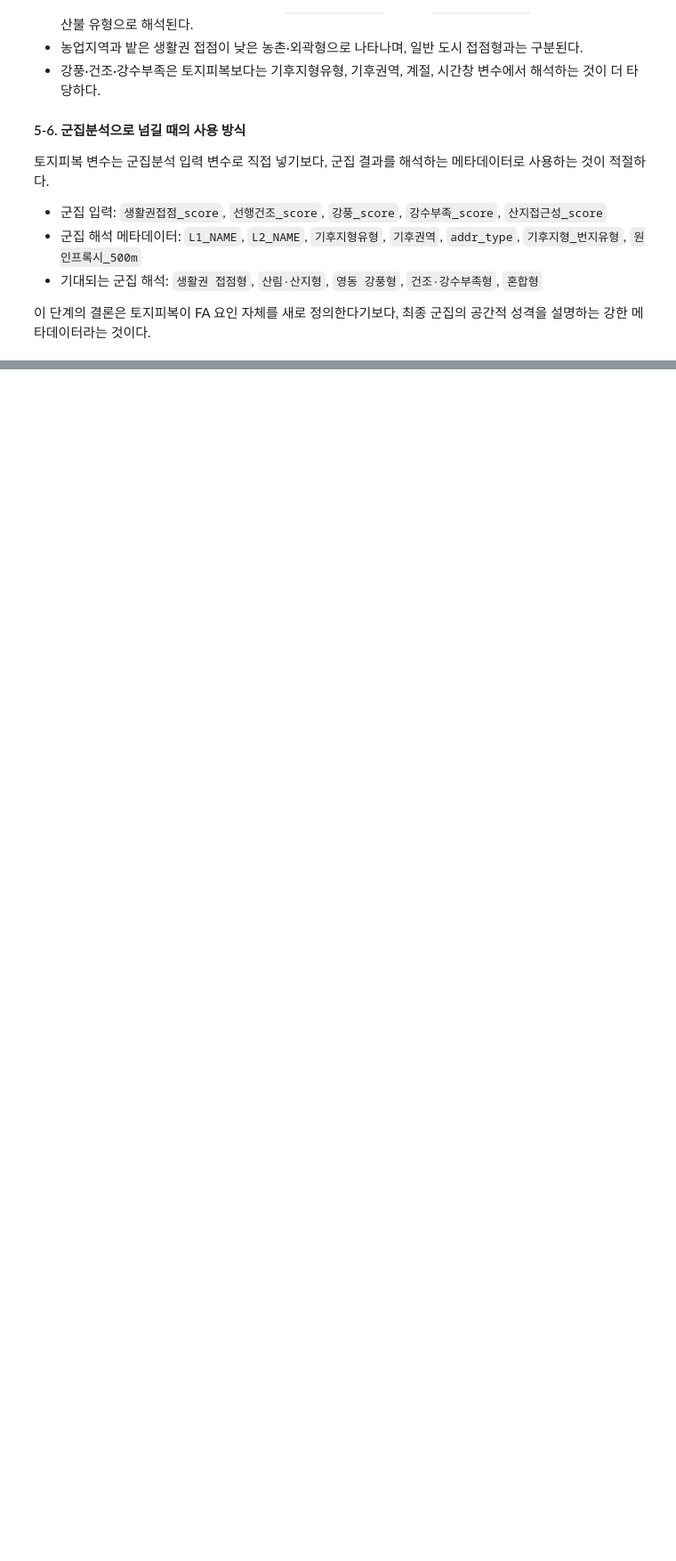
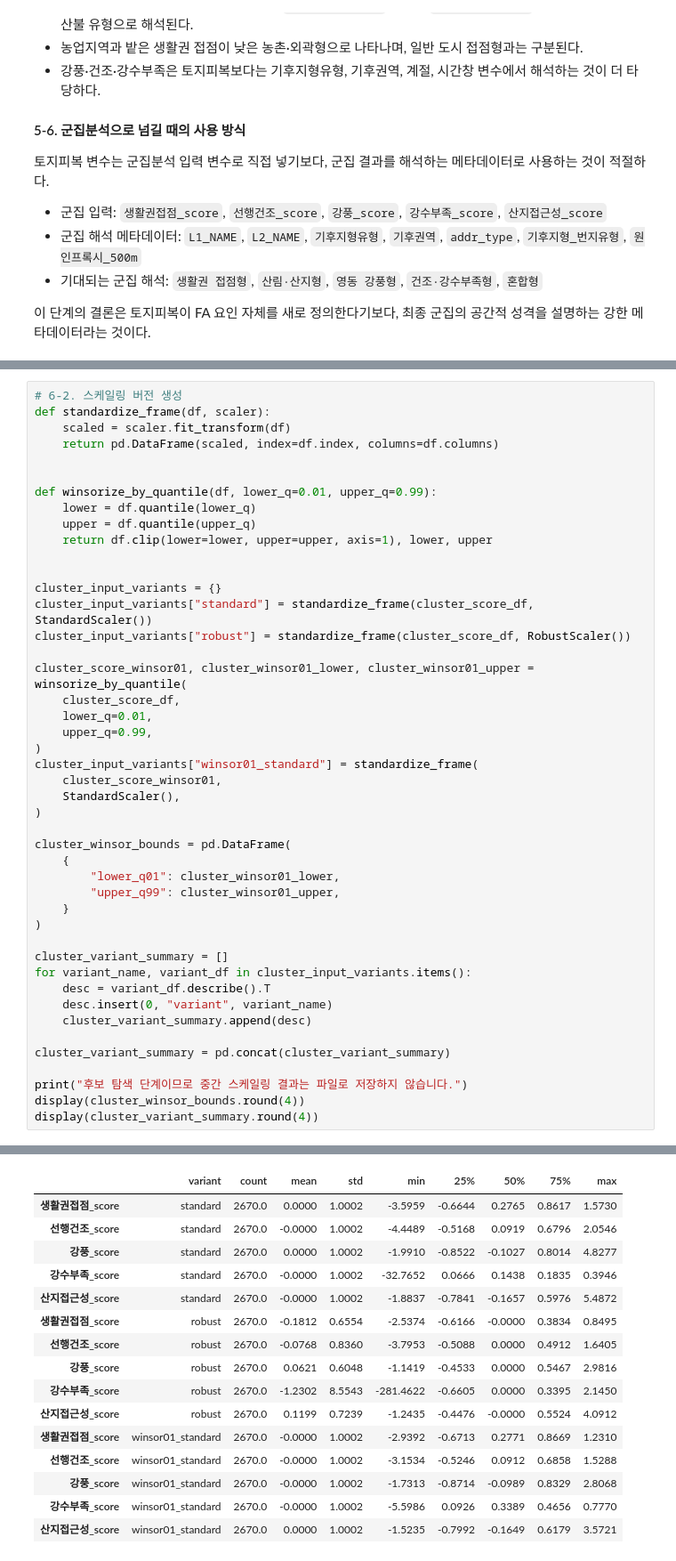
Before and after one commit to Max-JI64/farm-system-public-02, a Jupyter notebook: jsw/Analysis/2026-06-08_FA.ipynb, the cells around one changed output, grey strips where cells are left out. Shown at 89% size. Drawn from its saved outputs; the diff is of its cells as text; blank space fills up the shorter version.

```diff
--- a/jsw/Analysis/2026-06-08_FA.ipynb
+++ b/jsw/Analysis/2026-06-08_FA.ipynb
@@ -4460,0 +4577,46 @@ L1 수준에서는 `생활권접점_score` 하나만으로도 `시가화건조
+# %%
+# 6-2. 스케일링 버전 생성
+def standardize_frame(df, scaler):
+    scaled = scaler.fit_transform(df)
+    return pd.DataFrame(scaled, index=df.index, columns=df.columns)
+
+
+def winsorize_by_quantile(df, lower_q=0.01, upper_q=0.99):
+    lower = df.quantile(lower_q)
+    upper = df.quantile(upper_q)
+    return df.clip(lower=lower, upper=upper, axis=1), lower, upper
+
+
+cluster_input_variants = {}
+cluster_input_variants["standard"] = standardize_frame(cluster_score_df, StandardScaler())
+cluster_input_variants["robust"] = standardize_frame(cluster_score_df, RobustScaler())
+
+cluster_score_winsor01, cluster_winsor01_lower, cluster_winsor01_upper = winsorize_by_quantile(
+    cluster_score_df,
+    lower_q=0.01,
+    upper_q=0.99,
+)
+cluster_input_variants["winsor01_standard"] = standardize_frame(
+    cluster_score_winsor01,
+    StandardScaler(),
+)
+
+cluster_winsor_bounds = pd.DataFrame(
+    {
+        "lower_q01": cluster_winsor01_lower,
+        "upper_q99": cluster_winsor01_upper,
+    }
+)
+
+cluster_variant_summary = []
+for variant_name, variant_df in cluster_input_variants.items():
+    desc = variant_df.describe().T
+    desc.insert(0, "variant", variant_name)
+    cluster_variant_summary.append(desc)
+
+cluster_variant_summary = pd.concat(cluster_variant_summary)
+
+print("후보 탐색 단계이므로 중간 스케일링 결과는 파일로 저장하지 않습니다.")
+display(cluster_winsor_bounds.round(4))
+display(cluster_variant_summary.round(4))
+# %% [output]
@@ -4460,0 +4630,16 @@ L1 수준에서는 `생활권접점_score` 하나만으로도 `시가화건조
+|  | variant | count | mean | std | min | 25% | 50% | 75% | max |
+| 생활권접점_score | standard | 2670.0 | 0.0000 | 1.0002 | -3.5959 | -0.6644 | 0.2765 | 0.8617 | 1.5730 |
+| 선행건조_score | standard | 2670.0 | -0.0000 | 1.0002 | -4.4489 | -0.5168 | 0.0919 | 0.6796 | 2.0546 |
+| 강풍_score | standard | 2670.0 | 0.0000 | 1.0002 | -1.9910 | -0.8522 | -0.1027 | 0.8014 | 4.8277 |
+| 강수부족_score | standard | 2670.0 | -0.0000 | 1.0002 | -32.7652 | 0.0666 | 0.1438 | 0.1835 | 0.3946 |
+| 산지접근성_score | standard | 2670.0 | -0.0000 | 1.0002 | -1.8837 | -0.7841 | -0.1657 | 0.5976 | 5.4872 |
+| 생활권접점_score | robust | 2670.0 | -0.1812 | 0.6554 | -2.5374 | -0.6166 | -0.0000 | 0.3834 | 0.8495 |
+| 선행건조_score | robust | 2670.0 | -0.0768 | 0.8360 | -3.7953 | -0.5088 | 0.0000 | 0.4912 | 1.6405 |
+| 강풍_score | robust | 2670.0 | 0.0621 | 0.6048 | -1.1419 | -0.4533 | 0.0000 | 0.5467 | 2.9816 |
+| 강수부족_score | robust | 2670.0 | -1.2302 | 8.5543 | -281.4622 | -0.6605 | 0.0000 | 0.3395 | 2.1450 |
+| 산지접근성_score | robust | 2670.0 | 0.1199 | 0.7239 | -1.2435 | -0.4476 | -0.0000 | 0.5524 | 4.0912 |
+| 생활권접점_score | winsor01_standard | 2670.0 | -0.0000 | 1.0002 | -2.9392 | -0.6713 | 0.2771 | 0.8669 | 1.2310 |
+| 선행건조_score | winsor01_standard | 2670.0 | -0.0000 | 1.0002 | -3.1534 | -0.5246 | 0.0912 | 0.6858 | 1.5288 |
+| 강풍_score | winsor01_standard | 2670.0 | -0.0000 | 1.0002 | -1.7313 | -0.8714 | -0.0989 | 0.8329 | 2.8068 |
+| 강수부족_score | winsor01_standard | 2670.0 | -0.0000 | 1.0002 | -5.5986 | 0.0926 | 0.3389 | 0.4656 | 0.7770 |
+| 산지접근성_score | winsor01_standard | 2670.0 | 0.0000 | 1.0002 | -1.5235 | -0.7992 | -0.1649 | 0.6179 | 3.5721 |
```
Also changed, not shown: parts of 14 cells of this notebook, 1 other file.
